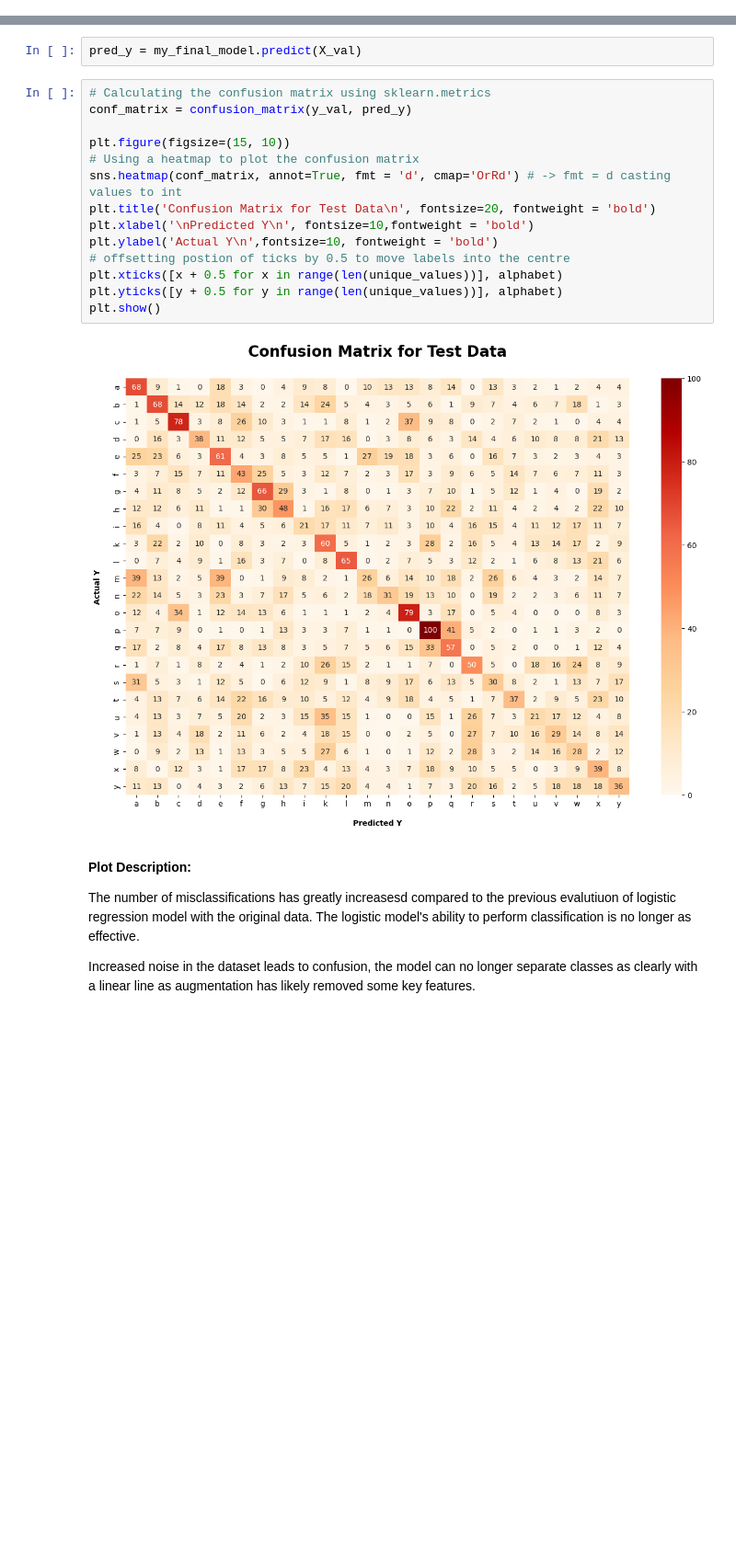
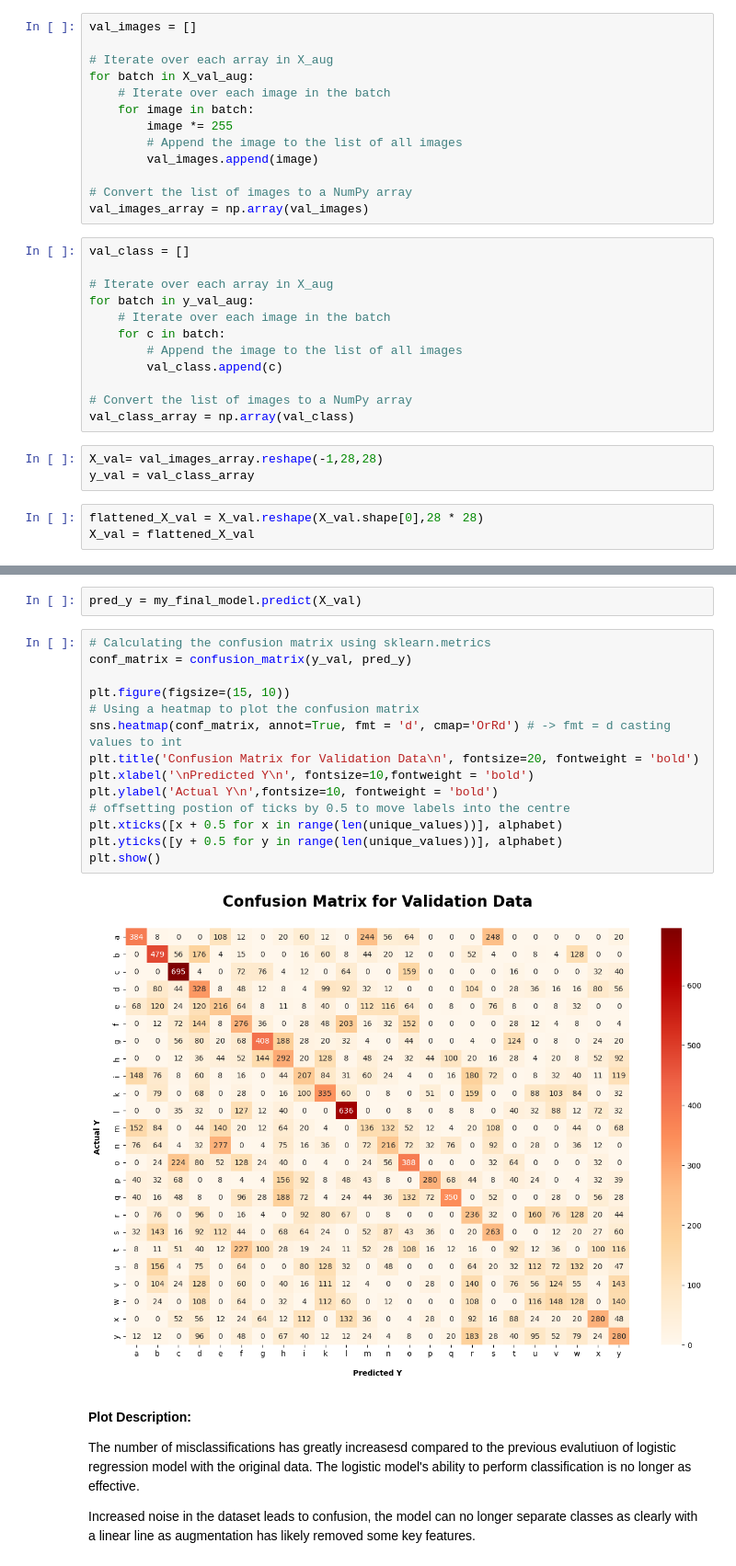
Before and after one commit to simrenbasra/Sign_Lingual, a Jupyter notebook: notebooks/02_logistic_regression/03-log-reg-basic-aug.ipynb, the cells around one changed output, grey strips where cells are left out. Shown at 92% size. Cells and saved outputs as stored; diff of their text form; blank space fills up the shorter version.

Commit message:
rerunning of model with updated augmented data

```diff
--- a/notebooks/02_logistic_regression/03-log-reg-basic-aug.ipynb
+++ b/notebooks/02_logistic_regression/03-log-reg-basic-aug.ipynb
@@ -227,5 +231,36 @@ LogisticRegression(C=1, max_iter=1000, penalty='l1', solver='saga')
 The model didn't even manage to converge using the same params as in notebook 01.
 
 For comparison purposes I have kept all logistic regression notebook parameters the same for a fair comparison.
+# %%
+val_images = []
+
+# Iterate over each array in X_aug
+for batch in X_val_aug:
+    # Iterate over each image in the batch
+    for image in batch:
+        image *= 255
+        # Append the image to the list of all images
+        val_images.append(image)
+
+# Convert the list of images to a NumPy array
+val_images_array = np.array(val_images)
+# %%
+val_class = []
+
+# Iterate over each array in X_aug
+for batch in y_val_aug:
+    # Iterate over each image in the batch
+    for c in batch:
+        # Append the image to the list of all images
+        val_class.append(c)
+
+# Convert the list of images to a NumPy array
+val_class_array = np.array(val_class)
+# %%
+X_val= val_images_array.reshape(-1,28,28)
+y_val = val_class_array
+# %%
+flattened_X_val = X_val.reshape(X_val.shape[0],28 * 28)
+X_val = flattened_X_val
 # %%
 print(f'train score: {my_model.score(X_train, y_train)}')
@@ -251,19 +286,19 @@ pred_y = my_final_model.predict(X_val)
 # %%
 # Calculating the confusion matrix using sklearn.metrics
 conf_matrix = confusion_matrix(y_val, pred_y)
 
 plt.figure(figsize=(15, 10))
 # Using a heatmap to plot the confusion matrix
 sns.heatmap(conf_matrix, annot=True, fmt = 'd', cmap='OrRd') # -> fmt = d casting values to int
-plt.title('Confusion Matrix for Test Data\n', fontsize=20, fontweight = 'bold')
+plt.title('Confusion Matrix for Validation Data\n', fontsize=20, fontweight = 'bold')
 plt.xlabel('\nPredicted Y\n', fontsize=10,fontweight = 'bold')
 plt.ylabel('Actual Y\n',fontsize=10, fontweight = 'bold')
 # offsetting postion of ticks by 0.5 to move labels into the centre
 plt.xticks([x + 0.5 for x in range(len(unique_values))], alphabet)
 plt.yticks([y + 0.5 for y in range(len(unique_values))], alphabet)
 plt.show()
 # %% [output]
-[figure, old version]
+[figure, new version]
 # %% [markdown]
 **Plot Description:**
 
```
Also changed, not shown: parts of 25 cells of this notebook.
